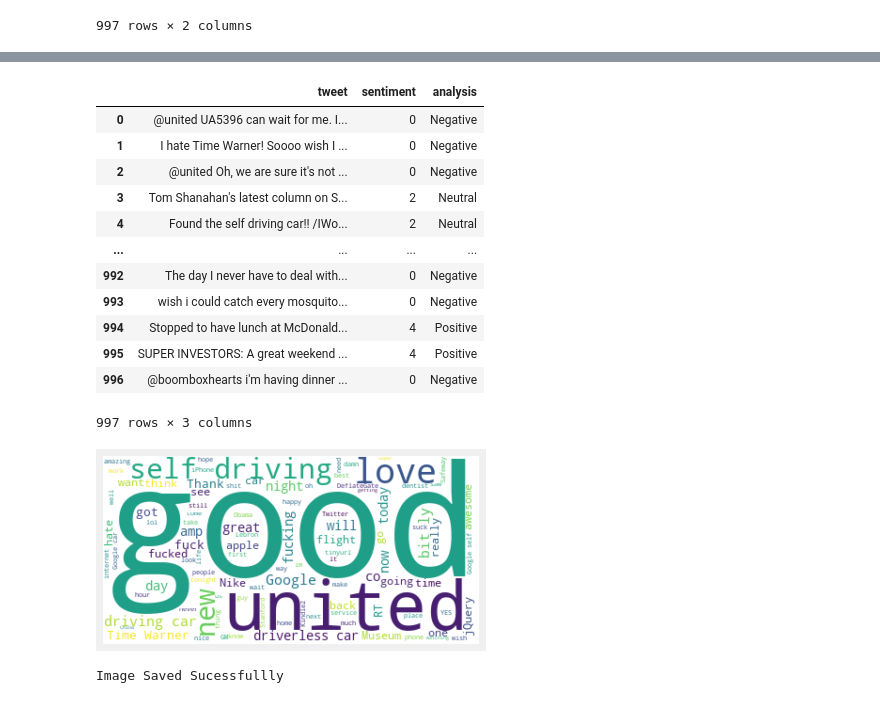
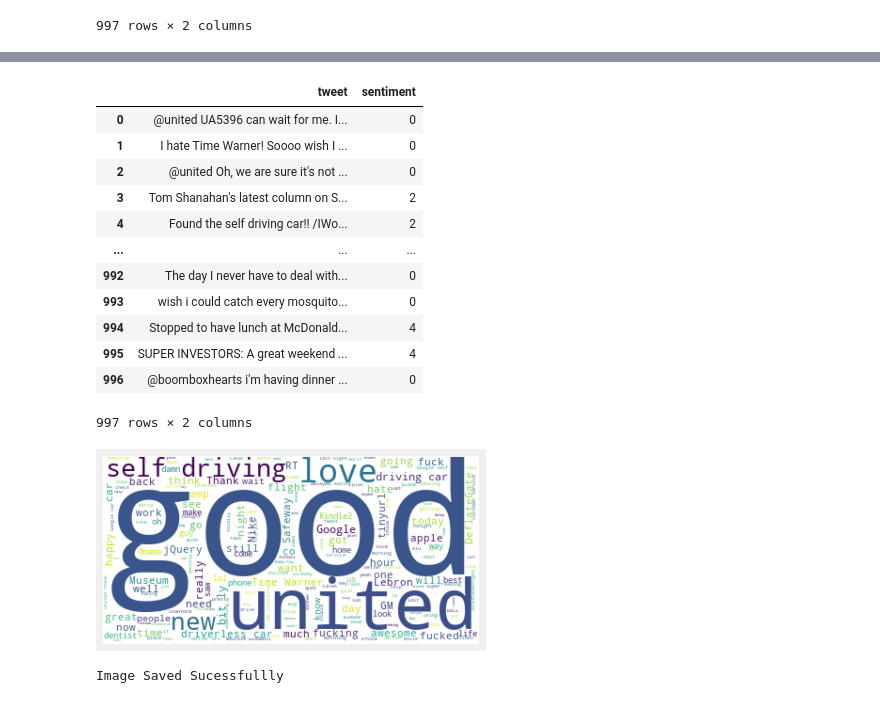
Before and after one commit to Himanshi2404/ML, a Jupyter notebook: Untitled.ipynb, the cells around one changed output, grey strips where cells are left out. Drawn from its saved outputs; the diff is of its cells as text; code cells hidden in the pictures.

```diff
--- a/Untitled.ipynb
+++ b/Untitled.ipynb
@@ -36,14 +23,3 @@ dataset
 | 995 | SUPER INVESTORS: A great weekend ... | 4 |
 | 996 | @boomboxhearts i'm having dinner ... | 0 |
 997 rows × 2 columns
-# %%
-def con(x):
-    if(x==2):
-        return 'Neutral'
-    elif (x==4):
-        return 'Positive'
-    else :
-        return 'Negative'
-
-dataset['analysis']=dataset['sentiment'].apply(con)
-dataset
@@ -71,31 +26,31 @@ plt.show()
 # %%
 dataset
 # %% [output]
-|  | tweet | sentiment | analysis |
-| 0 | @united UA5396 can wait for me. I... | 0 | Negative |
-| 1 | I hate Time Warner! Soooo wish I ... | 0 | Negative |
-| 2 | @united Oh, we are sure it's not ... | 0 | Negative |
-| 3 | Tom Shanahan's latest column on S... | 2 | Neutral |
-| 4 | Found the self driving car!! /IWo... | 2 | Neutral |
-| ... | ... | ... | ... |
-| 992 | The day I never have to deal with... | 0 | Negative |
-| 993 | wish i could catch every mosquito... | 0 | Negative |
-| 994 | Stopped to have lunch at McDonald... | 4 | Positive |
-| 995 | SUPER INVESTORS: A great weekend ... | 4 | Positive |
-| 996 | @boomboxhearts i'm having dinner ... | 0 | Negative |
+|  | tweet | sentiment |
+| 0 | @united UA5396 can wait for me. I... | 0 |
+| 1 | I hate Time Warner! Soooo wish I ... | 0 |
+| 2 | @united Oh, we are sure it's not ... | 0 |
+| 3 | Tom Shanahan's latest column on S... | 2 |
+| 4 | Found the self driving car!! /IWo... | 2 |
+| ... | ... | ... |
+| 992 | The day I never have to deal with... | 0 |
+| 993 | wish i could catch every mosquito... | 0 |
+| 994 | Stopped to have lunch at McDonald... | 4 |
+| 995 | SUPER INVESTORS: A great weekend ... | 4 |
+| 996 | @boomboxhearts i'm having dinner ... | 0 |
-997 rows × 3 columns
+997 rows × 2 columns
 # %%
 #word cloud
 allWords = ' '.join([twts for twts in dataset['tweet']])
 
-wordCloud = WordCloud(max_font_size=500, max_words=100, background_color="white").generate(allWords)
+wordCloud = WordCloud(max_font_size=500, max_words=200, background_color="white").generate(allWords)
 
 plt.imshow(wordCloud, interpolation="bilinear")
 plt.axis('off')
 plt.show()
 
 wordCloud.to_file('Image.png')
 print('Image Saved Sucessfullly')
 # %% [output]
-[figure, old version]
+[figure, new version]
 Image Saved Sucessfullly
```
Also changed, not shown: parts of 5 cells of this notebook, 1 other file.
